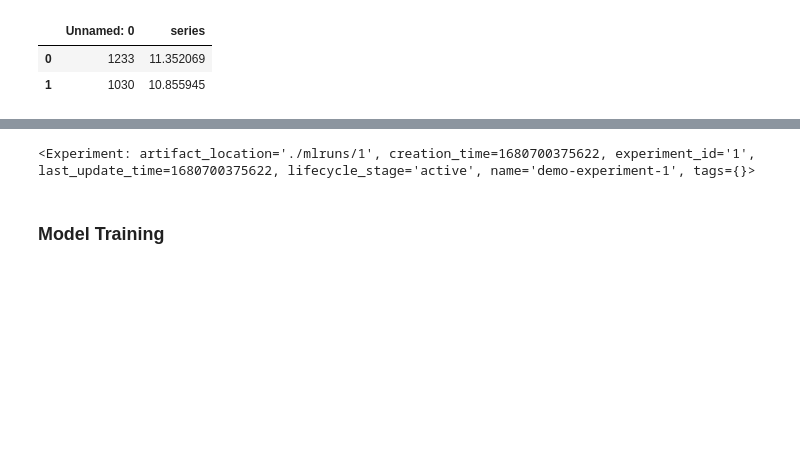
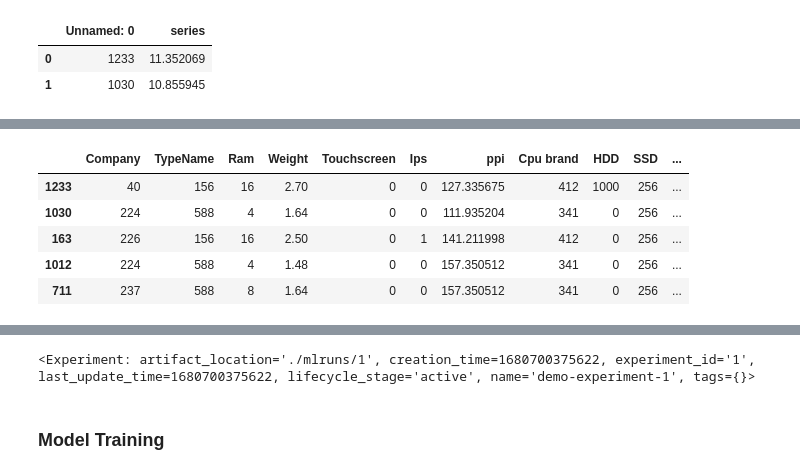
Before and after one commit to thobs-10/Data-Science-Project-11---Laptop-Price-Prediction, a Jupyter notebook: notebooks/experiments.ipynb, the cells around one changed output, grey strips where cells are left out. Saved outputs shown, nothing was run; the diff lists cells and outputs as text; code cells hidden in the pictures; blank space fills up the shorter version.

```diff
--- a/notebooks/experiments.ipynb
+++ b/notebooks/experiments.ipynb
@@ -66,0 +91,24 @@ y_test.drop(columns=['Unnamed: 0'],inplace=True)
+# %%
+# TypeName_map=X_test['TypeName'].value_counts().to_dict()
+X_test['TypeName']=X_test['TypeName'].map(TypeName_map)
+# company
+# company_map=X_test['Company'].value_counts().to_dict()
+X_test['Company']=X_test['Company'].map(company_map)
+#Cpu brand
+# cpu_brand_map=X_test['Cpu brand'].value_counts().to_dict()
+X_test['Cpu brand']=X_test['Cpu brand'].map(cpu_brand_map)
+# Gpu brand
+# gpu_brand_map=X_test['Gpu brand'].value_counts().to_dict()
+X_test['Gpu brand']=X_test['Gpu brand'].map(gpu_brand_map)
+# os
+# os_map=X_test['os'].value_counts().to_dict()
+X_test['os']=X_test['os'].map(os_map)
+
+X_test.head()
+# %% [output]
+|  | Company | TypeName | Ram | Weight | Touchscreen | Ips | ppi | Cpu brand | HDD | SSD | ... |
+| 1233 | 40 | 156 | 16 | 2.70 | 0 | 0 | 127.335675 | 412 | 1000 | 256 | ... |
+| 1030 | 224 | 588 | 4 | 1.64 | 0 | 0 | 111.935204 | 341 | 0 | 256 | ... |
+| 163 | 226 | 156 | 16 | 2.50 | 0 | 1 | 141.211998 | 412 | 0 | 256 | ... |
+| 1012 | 224 | 588 | 4 | 1.48 | 0 | 0 | 157.350512 | 341 | 0 | 256 | ... |
+| 711 | 237 | 588 | 8 | 1.64 | 0 | 0 | 157.350512 | 341 | 0 | 256 | ... |
```
Also changed, not shown: parts of 29 cells of this notebook, 37 other files.
